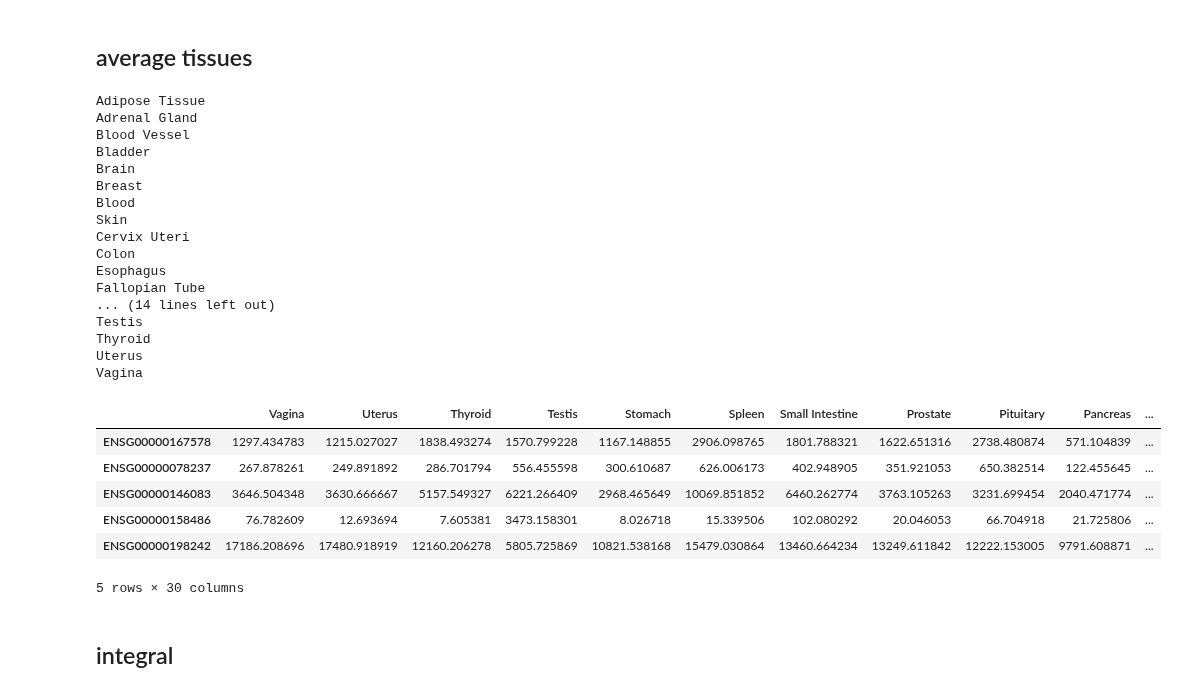
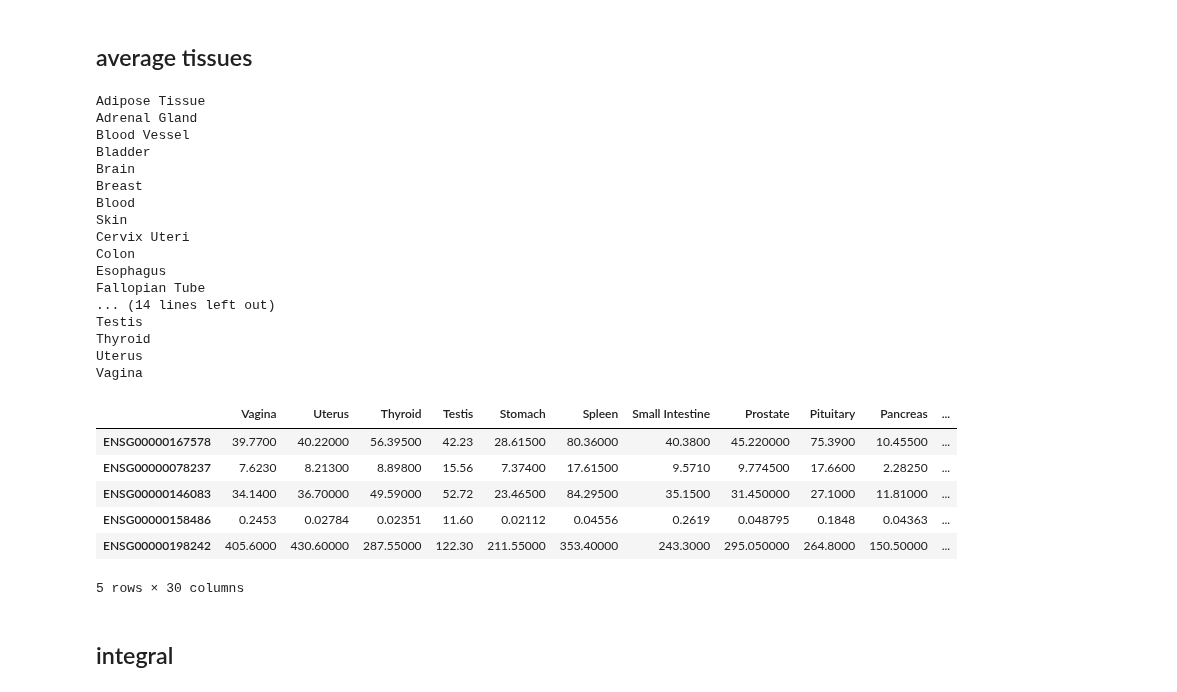
Before and after one commit to fvalle1/master_thesis, a Jupyter notebook: gtex/Table_ByTissue.ipynb, the cells around one changed output. Cells and saved outputs as stored; diff of their text form; code cells hidden in the pictures.

```diff
--- a/gtex/Table_ByTissue.ipynb
+++ b/gtex/Table_ByTissue.ipynb
@@ -67,7 +68,7 @@ array(['Adipose - Subcutaneous', 'Adipose - Visceral (Omentum)',
 # %%
 # GTex
 df = pd.read_csv("GTEx_Analysis_2016-01-15_v7_RNASeQCv1.1.8_gene_median_tpm.gct", index_col=[0], sep='\t')
-#df.drop('Description', axis=1, inplace=True)
+df.drop('Description', axis=1, inplace=True)
 df.index=[g[:15] for g in df.index.values]
 df.fillna(value=0., inplace=True)
 df.head()
@@ -128,37 +129,37 @@ https://pandas.pydata.org/pandas-docs/stable/indexing.html#deprecate-loc-reindex
 # %%
 df_tissue = pd.DataFrame(index=df.index)
 for tissue in primaries:
     print(tissue)
     #GTEX TPM
+    df_tissue.insert(0,tissue,df.loc[:,get_specific_mapping_to(tissue)].dropna().mean(axis=1))
+    #GTex counts
     #df_tissue.insert(0,tissue,df.loc[:,samples[samples['primary_site']==tissue].index.values].dropna().mean(axis=1))
-    #GTex counts
-    df_tissue.insert(0,tissue,df.loc[:,samples[samples['primary_site']==tissue].index.values].dropna().mean(axis=1))
     #df_tissue.insert(0,tissue,df.loc[:,tissue].dropna())
 df_tissue.head()
 # %% [output]
 Adipose Tissue
 Adrenal Gland
 Blood Vessel
 Bladder
 Brain
 Breast
 Blood
 Skin
 Cervix Uteri
 Colon
 Esophagus
 Fallopian Tube
 ... (14 lines left out)
 Testis
 Thyroid
 Uterus
 Vagina
 |  | Vagina | Uterus | Thyroid | Testis | Stomach | Spleen | Small Intestine | Prostate | Pituitary | Pancreas | ... |
-| ENSG00000167578 | 1297.434783 | 1215.027027 | 1838.493274 | 1570.799228 | 1167.148855 | 2906.098765 | 1801.788321 | 1622.651316 | 2738.480874 | 571.104839 | ... |
-| ENSG00000078237 | 267.878261 | 249.891892 | 286.701794 | 556.455598 | 300.610687 | 626.006173 | 402.948905 | 351.921053 | 650.382514 | 122.455645 | ... |
-| ENSG00000146083 | 3646.504348 | 3630.666667 | 5157.549327 | 6221.266409 | 2968.465649 | 10069.851852 | 6460.262774 | 3763.105263 | 3231.699454 | 2040.471774 | ... |
-| ENSG00000158486 | 76.782609 | 12.693694 | 7.605381 | 3473.158301 | 8.026718 | 15.339506 | 102.080292 | 20.046053 | 66.704918 | 21.725806 | ... |
-| ENSG00000198242 | 17186.208696 | 17480.918919 | 12160.206278 | 5805.725869 | 10821.538168 | 15479.030864 | 13460.664234 | 13249.611842 | 12222.153005 | 9791.608871 | ... |
+| ENSG00000167578 | 39.7700 | 40.22000 | 56.39500 | 42.23 | 28.61500 | 80.36000 | 40.3800 | 45.220000 | 75.3900 | 10.45500 | ... |
+| ENSG00000078237 | 7.6230 | 8.21300 | 8.89800 | 15.56 | 7.37400 | 17.61500 | 9.5710 | 9.774500 | 17.6600 | 2.28250 | ... |
+| ENSG00000146083 | 34.1400 | 36.70000 | 49.59000 | 52.72 | 23.46500 | 84.29500 | 35.1500 | 31.450000 | 27.1000 | 11.81000 | ... |
+| ENSG00000158486 | 0.2453 | 0.02784 | 0.02351 | 11.60 | 0.02112 | 0.04556 | 0.2619 | 0.048795 | 0.1848 | 0.04363 | ... |
+| ENSG00000198242 | 405.6000 | 430.60000 | 287.55000 | 122.30 | 211.55000 | 353.40000 | 243.3000 | 295.050000 | 264.8000 | 150.50000 | ... |
 5 rows × 30 columns
 # %% [markdown]
 ## integral
```
Also changed, not shown: parts of 8 cells of this notebook, 10 other files.
